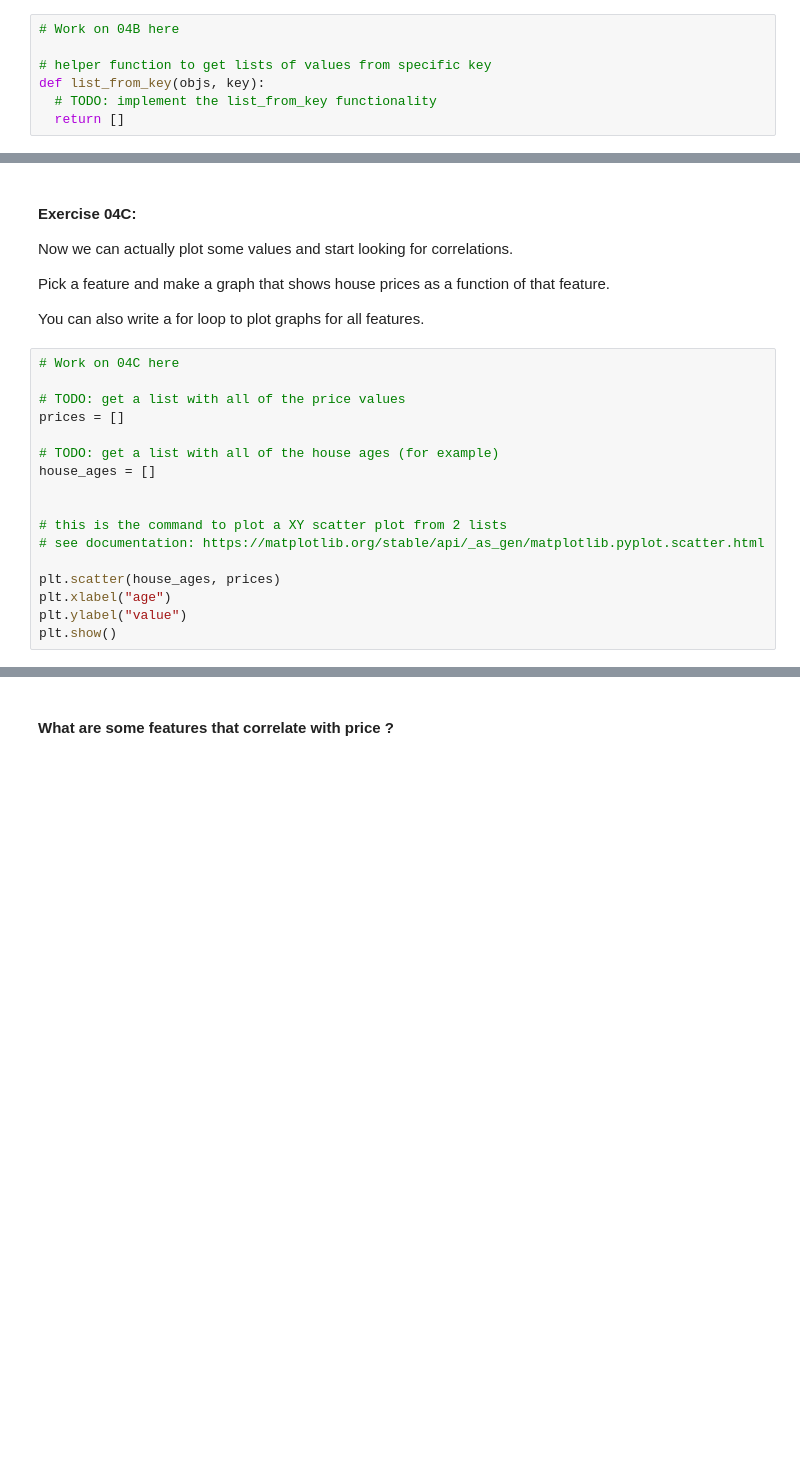
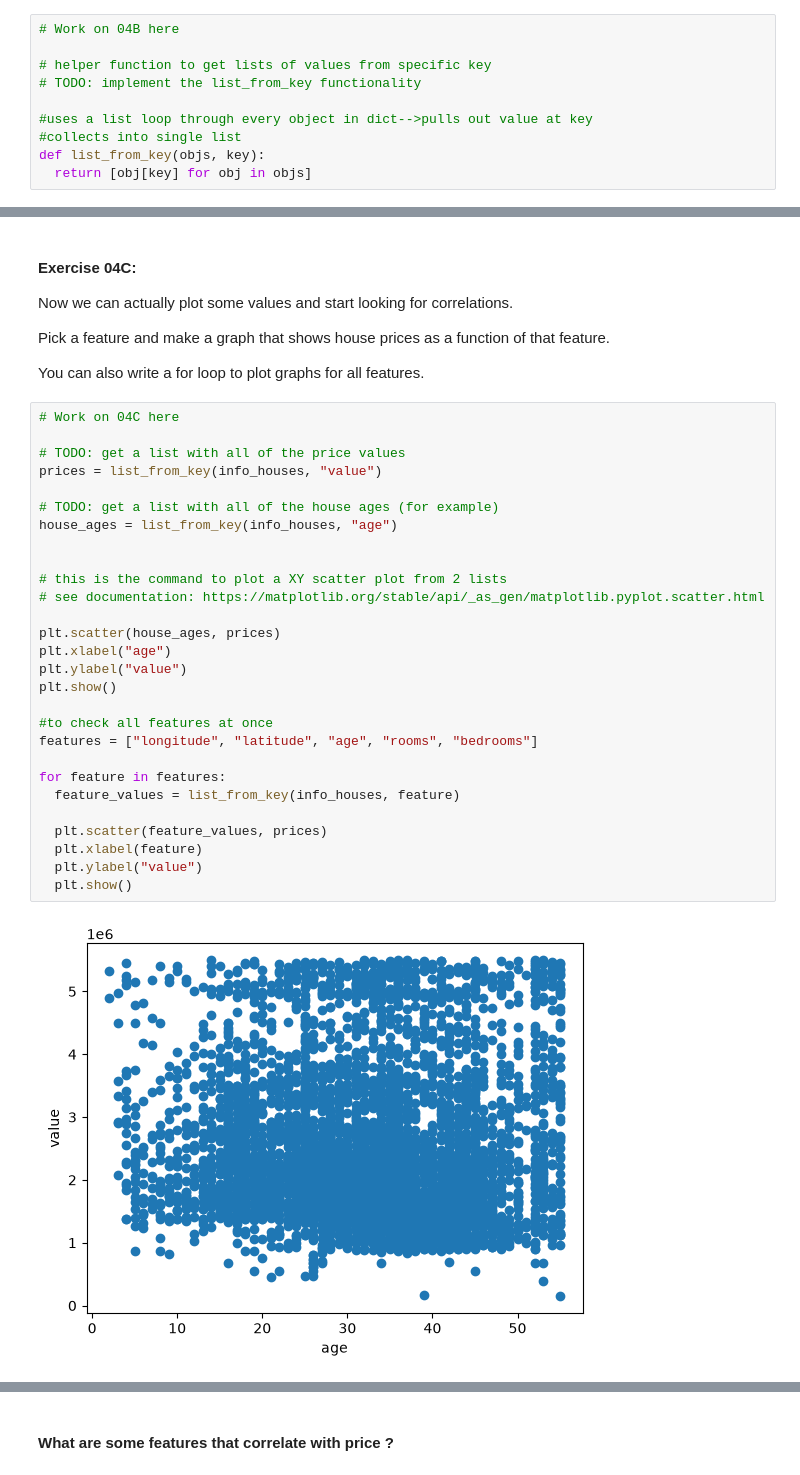
Before and after one commit to Tedesco-AI-ML-F2026/Homework02, a Jupyter notebook: Homework02.ipynb, the cells around one changed output, grey strips where cells are left out. Cells and saved outputs as stored; diff of their text form; blank space fills up the shorter version.

```diff
--- a/Homework02.ipynb
+++ b/Homework02.ipynb
@@ -407,9 +429,12 @@ Before we plot anything, let's define a function `list_from_key(objs, key)` that
 # Work on 04B here
 
 # helper function to get lists of values from specific key
+# TODO: implement the list_from_key functionality
+
+#uses a list loop through every object in dict-->pulls out value at key
+#collects into single list
 def list_from_key(objs, key):
-  # TODO: implement the list_from_key functionality
-  return []
+  return [obj[key] for obj in objs]
 # %%
 # Test 04B
 Tests.test("04B", list_from_key)
@@ -424,17 +451,30 @@ You can also write a for loop to plot graphs for all features.
 # %%
 # Work on 04C here
 
 # TODO: get a list with all of the price values
-prices = []
+prices = list_from_key(info_houses, "value")
 
 # TODO: get a list with all of the house ages (for example)
-house_ages = []
+house_ages = list_from_key(info_houses, "age")
 
 
 # this is the command to plot a XY scatter plot from 2 lists
 # see documentation: https://matplotlib.org/stable/api/_as_gen/matplotlib.pyplot.scatter.html
 
 plt.scatter(house_ages, prices)
 plt.xlabel("age")
 plt.ylabel("value")
 plt.show()
+
+#to check all features at once
+features = ["longitude", "latitude", "age", "rooms", "bedrooms"]
+
+for feature in features:
+  feature_values = list_from_key(info_houses, feature)
+
+  plt.scatter(feature_values, prices)
+  plt.xlabel(feature)
+  plt.ylabel("value")
+  plt.show()
+# %% [output]
+[figure, added]
```
Also changed, not shown: parts of 12 cells of this notebook.
